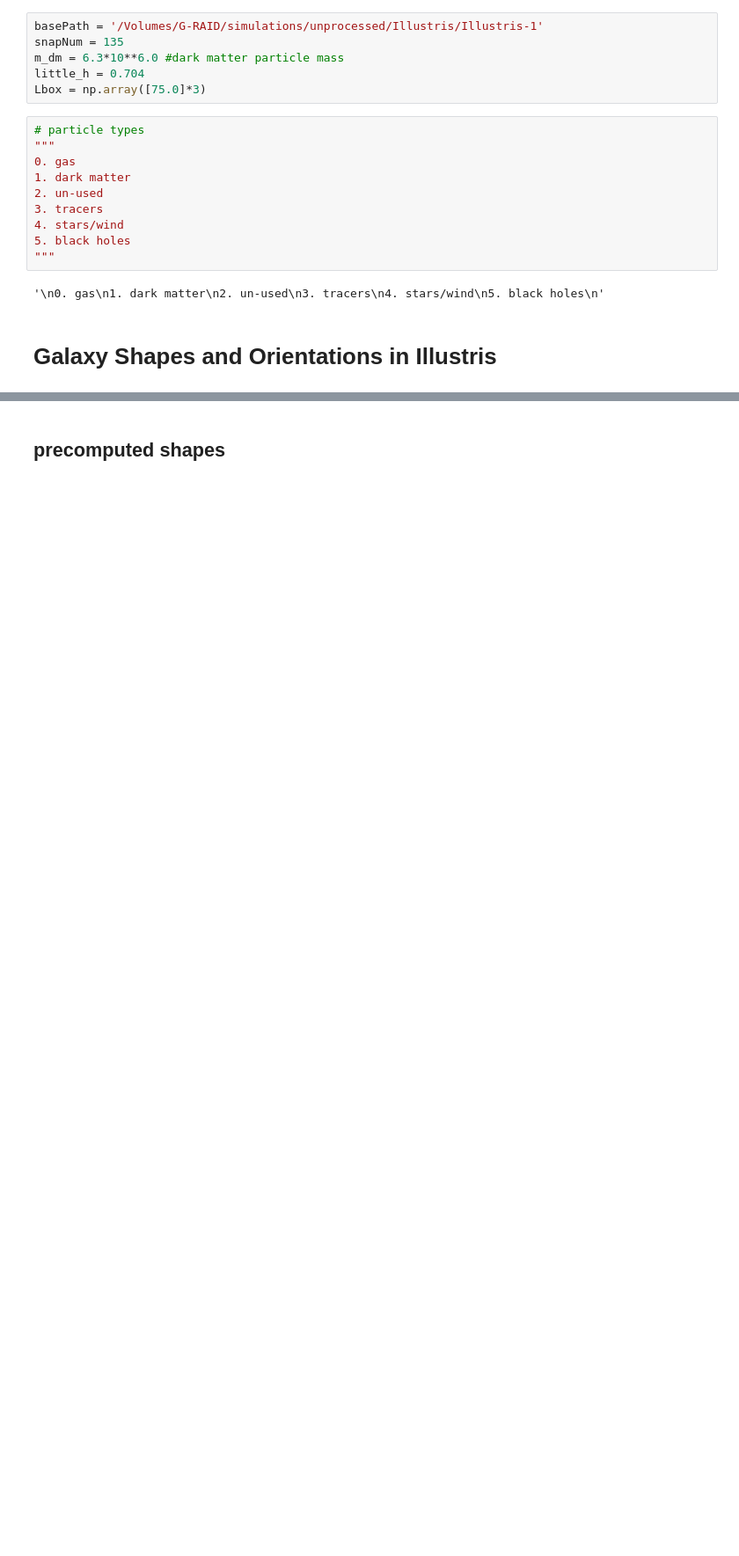
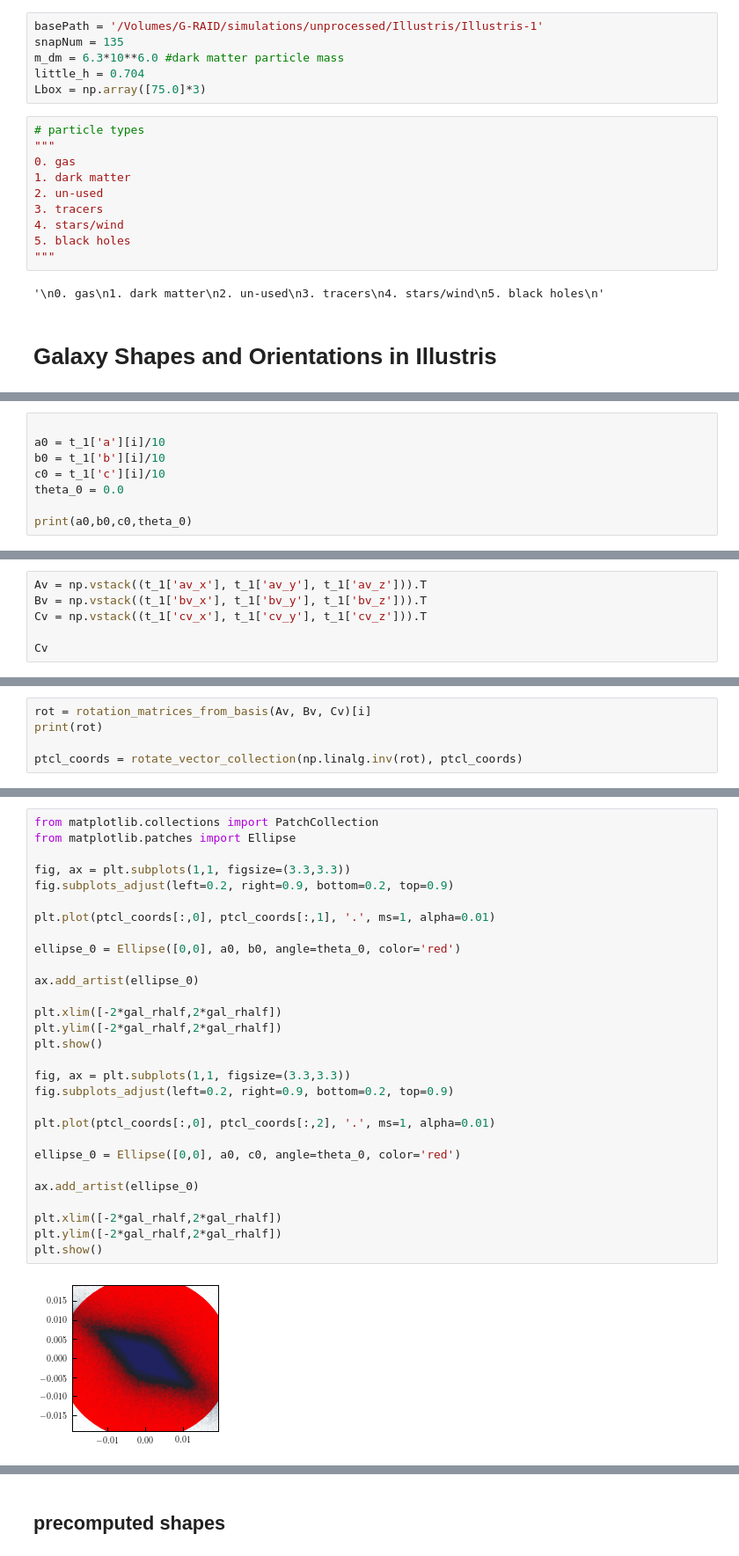
Before and after one commit to duncandc/Illustris_Shapes, a Jupyter notebook: notebooks/Galaxy_Shapes.ipynb, the cells around one changed output, grey strips where cells are left out. Shown at 88% size. Saved outputs shown, nothing was run; the diff lists cells and outputs as text; blank space fills up the shorter version.

```diff
--- a/notebooks/Galaxy_Shapes.ipynb
+++ b/notebooks/Galaxy_Shapes.ipynb
@@ -25,0 +74,8 @@ Lbox = np.array([75.0]*3)
+# %%
+
+a0 = t_1['a'][i]/10
+b0 = t_1['b'][i]/10
+c0 = t_1['c'][i]/10
+theta_0 = 0.0
+
+print(a0,b0,c0,theta_0)
@@ -25,0 +84,6 @@ Lbox = np.array([75.0]*3)
+# %%
+Av = np.vstack((t_1['av_x'], t_1['av_y'], t_1['av_z'])).T
+Bv = np.vstack((t_1['bv_x'], t_1['bv_y'], t_1['bv_z'])).T
+Cv = np.vstack((t_1['cv_x'], t_1['cv_y'], t_1['cv_z'])).T
+
+Cv
@@ -25,0 +98,5 @@ Lbox = np.array([75.0]*3)
+# %%
+rot = rotation_matrices_from_basis(Av, Bv, Cv)[i]
+print(rot)
+
+ptcl_coords = rotate_vector_collection(np.linalg.inv(rot), ptcl_coords)
@@ -25,0 +107,31 @@ Lbox = np.array([75.0]*3)
+# %%
+from matplotlib.collections import PatchCollection
+from matplotlib.patches import Ellipse
+
+fig, ax = plt.subplots(1,1, figsize=(3.3,3.3))
+fig.subplots_adjust(left=0.2, right=0.9, bottom=0.2, top=0.9)
+
+plt.plot(ptcl_coords[:,0], ptcl_coords[:,1], '.', ms=1, alpha=0.01)
+
+ellipse_0 = Ellipse([0,0], a0, b0, angle=theta_0, color='red')
+
+ax.add_artist(ellipse_0)
+
+plt.xlim([-2*gal_rhalf,2*gal_rhalf])
+plt.ylim([-2*gal_rhalf,2*gal_rhalf])
+plt.show()
+
+fig, ax = plt.subplots(1,1, figsize=(3.3,3.3))
+fig.subplots_adjust(left=0.2, right=0.9, bottom=0.2, top=0.9)
+
+plt.plot(ptcl_coords[:,0], ptcl_coords[:,2], '.', ms=1, alpha=0.01)
+
+ellipse_0 = Ellipse([0,0], a0, c0, angle=theta_0, color='red')
+
+ax.add_artist(ellipse_0)
+
+plt.xlim([-2*gal_rhalf,2*gal_rhalf])
+plt.ylim([-2*gal_rhalf,2*gal_rhalf])
+plt.show()
+# %% [output]
+[figure, added]
```
Also changed, not shown: parts of 10 cells of this notebook, 2 other files.
